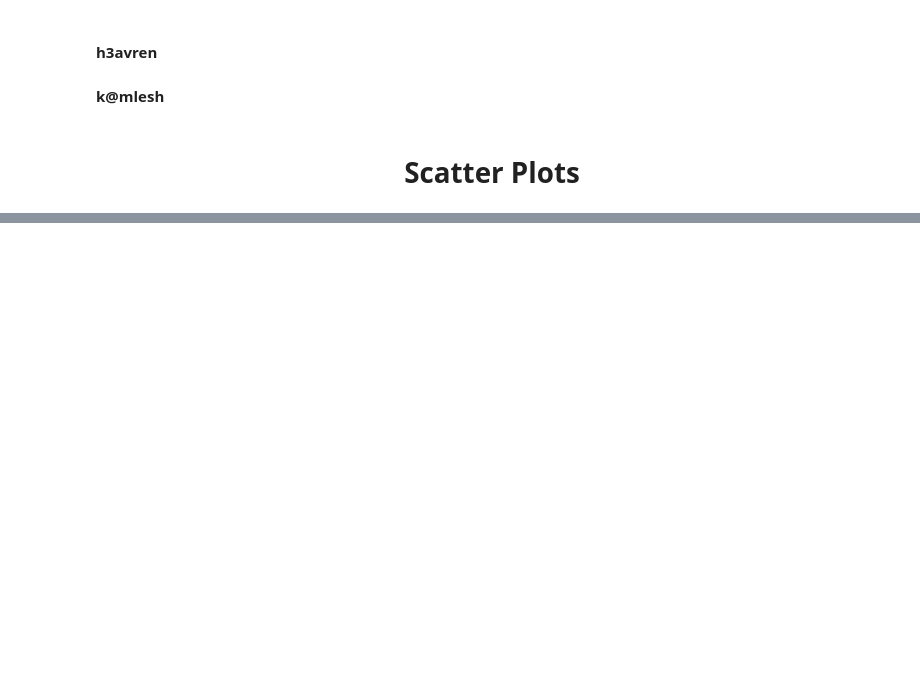
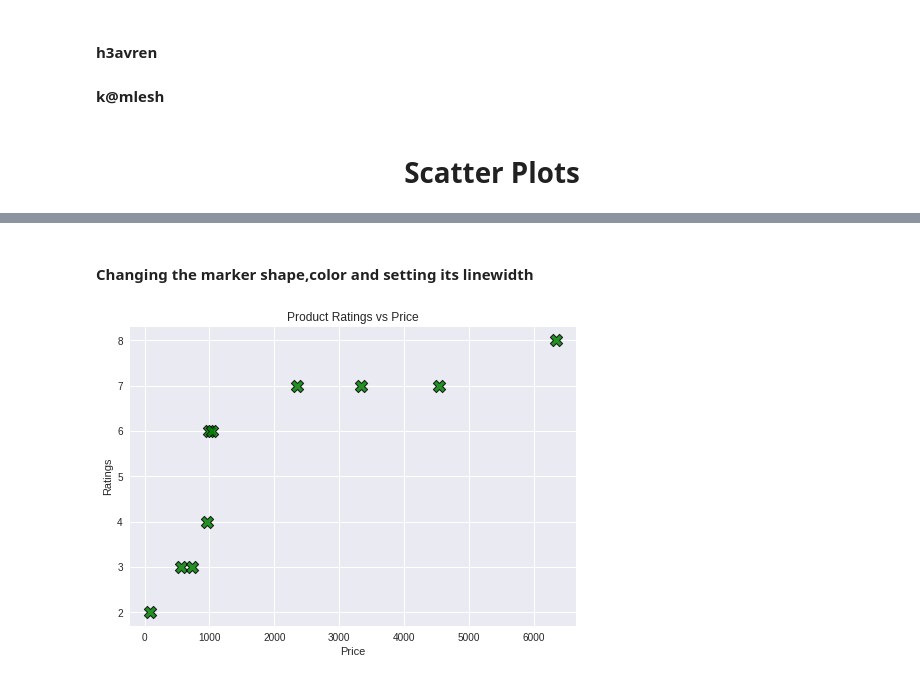
Before and after one commit to Ajay-Singh-Rana/practicing_python_basics, a Jupyter notebook: web/matplotlib/scatterPlots/scatterPlots.ipynb, the cells around one changed output, grey strips where cells are left out. Drawn from its saved outputs; the diff is of its cells as text; code cells hidden in the pictures; blank space fills up the shorter version.

```diff
--- a/web/matplotlib/scatterPlots/scatterPlots.ipynb
+++ b/web/matplotlib/scatterPlots/scatterPlots.ipynb
@@ -29,0 +61,20 @@ plt.scatter(price,ratings)
+# %% [markdown]
+#### Changing the marker shape,color and setting its linewidth
+# %%
+# changing the marker shape,color and setting its linewidth
+
+"""
+The marker can be changed by passing the desired marker style to the 'marker' attribute and the color can be changed using the 'c' argument as for the linewidth we need to pass the desired vlaue for the width of the line to the 'linewidths' argument.Passing a color value to the edgecolor gives our marker a color on the edges.
+"""
+
+plt.scatter(price,ratings,s=150,c="green",marker="X",edgecolor="black",linewidths=1,alpha=0.85)
+# alpha just decides the intensity of the color,the color is more intense towards 1 than towards 0
+
+plt.title('Product Ratings vs Price')
+
+plt.xlabel('Price')
+plt.ylabel('Ratings')
+
+plt.show()
+# %% [output]
+[figure, added]
```
Also changed, not shown: parts of 15 cells of this notebook, 6 other files.
